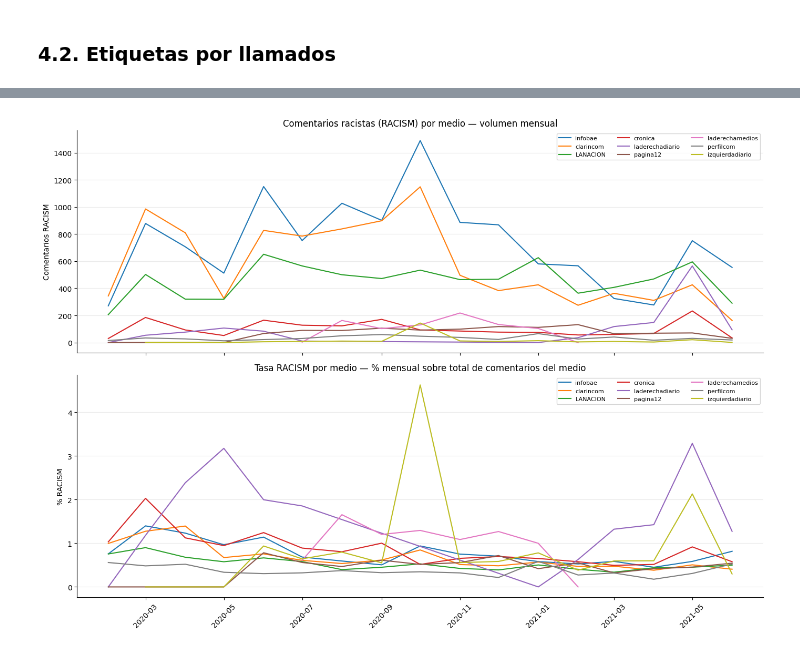
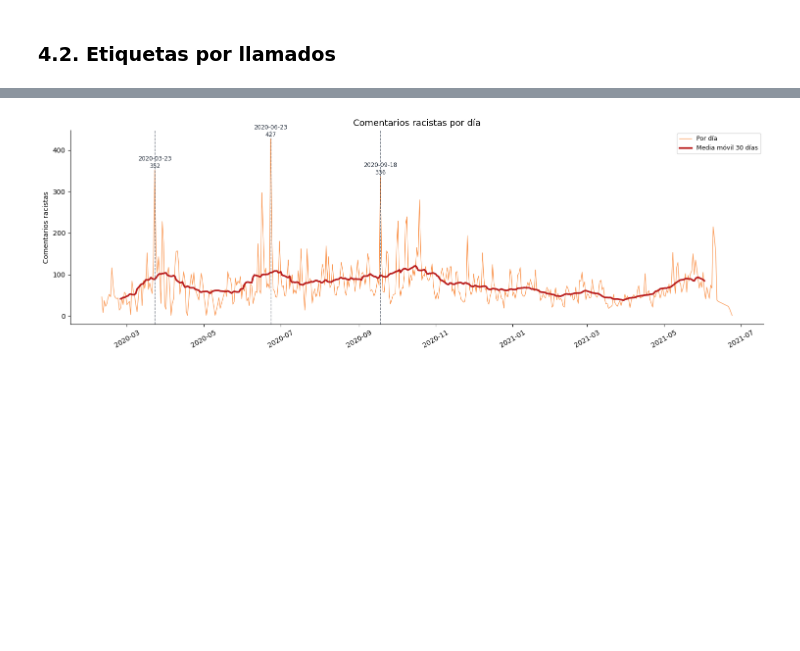
Before and after one commit to natdebandi/xenofobia_ar, a Jupyter notebook: 2_EDA_1_belen.ipynb, the cells around one changed output, grey strips where cells are left out. Drawn from its saved outputs; the diff is of its cells as text; code cells hidden in the pictures; blank space fills up the shorter version.

```diff
--- a/2_EDA_1_belen.ipynb
+++ b/2_EDA_1_belen.ipynb
@@ -417,0 +665,15 @@ Se analiza la evolución en el tiempo de los comentarios de odio y racistas. El
+# %%
+etiquetas_categoria = [e for e in etiquetas if e not in ('HATEFUL', 'CALLS')]
+
+solo_calls = tw_arg[(tw_arg['CALLS'] == 1) & (tw_arg[etiquetas_categoria].sum(axis=1) == 0)]
+
+print(f"Comentarios con solo CALLS (sin otra etiqueta asignada): {len(solo_calls):,} ({len(solo_calls)/len(tw_arg)*100:.2f}% del total)")
+
+# Distribucion por medio
+print("\nDistribucion por medio:")
+print(solo_calls.groupby('medio').size().sort_values(ascending=False).to_string())
+
+# Muestra de comentarios
+print("\nMuestra de comentarios con solo CALLS:")
+for c in solo_calls['text'].sample(10, random_state=42):
+    print(f"  · {c}")
@@ -448,0 +1038,4 @@ plt.show()
+# %%
+print("Fechas de los %d comentarios de odio sobre el umbral (media + 2σ):" % len(picos_hate))
+for _, row in picos_hate.iterrows():
+    print(f"  - {row['date_only']} con {int(row['hate_tweet_count']):,} comentarios de odio")
@@ -534,54 +1063,32 @@ Aclaración: El gráfico usa doble eje Y: el eje izquierdo (naranja) corresponde
 # %%
+# Definicion de racism_daily
+racism_daily = (tw_arg[tw_arg['RACISM'] == 1]
+                .groupby('date_only').size()
+                .reset_index(name='count'))
+racism_daily['rolling_30'] = racism_daily['count'].rolling(30, center=True).mean()
+racism_daily['date_dt'] = pd.to_datetime(racism_daily['date_only'])
 
-tw_arg['date_tweet'] = pd.to_datetime(tw_arg['date_tweet'])
-tw_arg['mes'] = tw_arg['date_tweet'].dt.to_period('M')
+# Serie temporal con top 3 picos
+top_picos_r = racism_daily.nlargest(3, 'count')
 
-# Por medio por mes
-total_por_medio_mes   = tw_arg.groupby(['medio', 'mes']).size().reset_index(name='total')
-racism_por_medio_mes  = tw_arg[tw_arg['RACISM']  == 1].groupby(['medio', 'mes']).size().reset_index(name='racism')
-hateful_por_medio_mes = tw_arg[tw_arg['HATEFUL'] == 1].groupby(['medio', 'mes']).size().reset_index(name='hateful')
+fig, ax = plt.subplots(figsize=(15, 5))
+ax.plot(racism_daily['date_dt'], racism_daily['count'],
+        color='#f97316', linewidth=0.9, alpha=0.75, label='Por día')
+ax.plot(racism_daily['date_dt'], racism_daily['rolling_30'],
+        color='#b91c1c', linewidth=2.5, label='Media móvil 30 días')
 
-df_ts = (total_por_medio_mes
-         .merge(racism_por_medio_mes,  on=['medio', 'mes'], how='left')
-         .merge(hateful_por_medio_mes, on=['medio', 'mes'], how='left')
-         .fillna(0))
-df_ts['tasa_racism']  = df_ts['racism']  / df_ts['total'] * 100
-df_ts['tasa_hateful'] = df_ts['hateful'] / df_ts['total'] * 100
-df_ts['fecha'] = df_ts['mes'].dt.to_timestamp()
+for _, row in top_picos_r.iterrows():
+    ax.axvline(row['date_dt'], color='#374151', linewidth=1, linestyle='--', alpha=0.6)
+    ax.text(row['date_dt'], row['count'] + 2,
+            f"{row['date_only']}\n{int(row['count']):,}",
+            ha='center', va='bottom', fontsize=8.5, color='#1f2937')
 
-# Orden de medios por volumen total de RACISM
-orden_medios = (
-    df_ts.groupby('medio')['racism'].sum()
-    .sort_values(ascending=False)
-    .index.tolist()
-)
-
-palette   = sns.color_palette('tab10', n_colors=len(orden_medios))
-color_map = dict(zip(orden_medios, palette))
-
-# Gráfico 1: RACISM
-fig, axes = plt.subplots(2, 1, figsize=(14, 10), sharex=True)
-
-for medio in orden_medios:
-    d = df_ts[df_ts['medio'] == medio]
-    axes[0].plot(d['fecha'], d['racism'], label=medio, color=color_map[medio], linewidth=1.5)
-axes[0].set_title('Comentarios racistas (RACISM) por medio — volumen mensual', fontsize=12)
-axes[0].set_ylabel('Comentarios RACISM')
-axes[0].legend(fontsize=8, ncol=3, loc='upper right')
-axes[0].grid(axis='y', alpha=0.25)
-sns.despine(ax=axes[0])
-
-for medio in orden_medios:
-    d = df_ts[df_ts['medio'] == medio]
-    axes[1].plot(d['fecha'], d['tasa_racism'], label=medio, color=color_map[medio], linewidth=1.5)
-axes[1].set_title('Tasa RACISM por medio — % mensual sobre total de comentarios del medio', fontsize=12)
-axes[1].set_ylabel('% RACISM')
-axes[1].legend(fontsize=8, ncol=3, loc='upper right')
-axes[1].tick_params(axis='x', rotation=45)
-axes[1].grid(axis='y', alpha=0.25)
-sns.despine(ax=axes[1])
-
+ax.set_title('Comentarios racistas por día', fontsize=13)
+ax.set_ylabel('Comentarios racistas')
+ax.tick_params(axis='x', rotation=30)
+ax.legend(fontsize=9)
+sns.despine()
 plt.tight_layout()
 plt.show()
 # %% [output]
-[figure, old version]
+[figure, new version]
```
Also changed, not shown: parts of 99 cells of this notebook, 5 other files.
